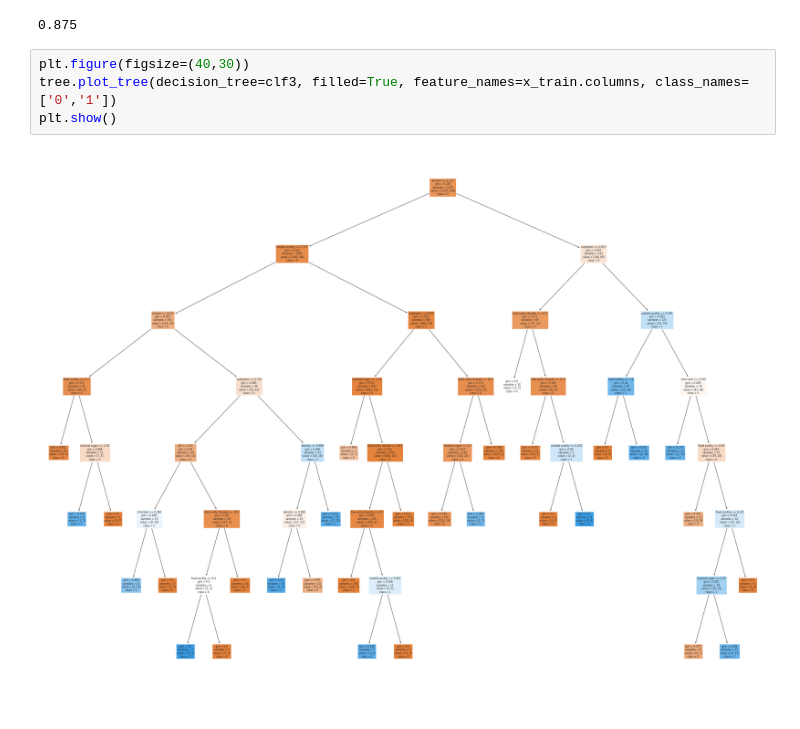
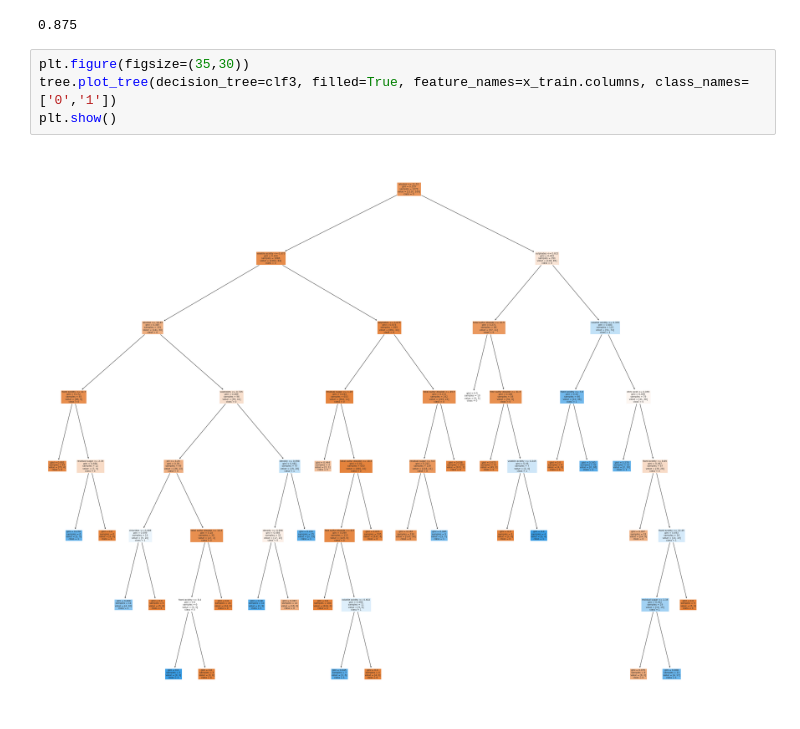
Before and after one commit to yujiedeng-mc/Data-201, a Jupyter notebook: Data_201_Final_Project_Red_Wine_Quality_Prediction.ipynb, the cells around one changed output. Drawn from its saved outputs; the diff is of its cells as text.

```diff
--- a/Data_201_Final_Project_Red_Wine_Quality_Prediction.ipynb
+++ b/Data_201_Final_Project_Red_Wine_Quality_Prediction.ipynb
@@ -437,8 +437,8 @@ accuracy_score(y_test, pred3)
 # %% [output]
 0.875
 # %%
-plt.figure(figsize=(40,30))
+plt.figure(figsize=(35,30))
 tree.plot_tree(decision_tree=clf3, filled=True, feature_names=x_train.columns, class_names=['0','1'])
 plt.show()
 # %% [output]
-[figure, old version]
+[figure, new version]
```
Also changed, not shown: parts of 2 cells of this notebook.
